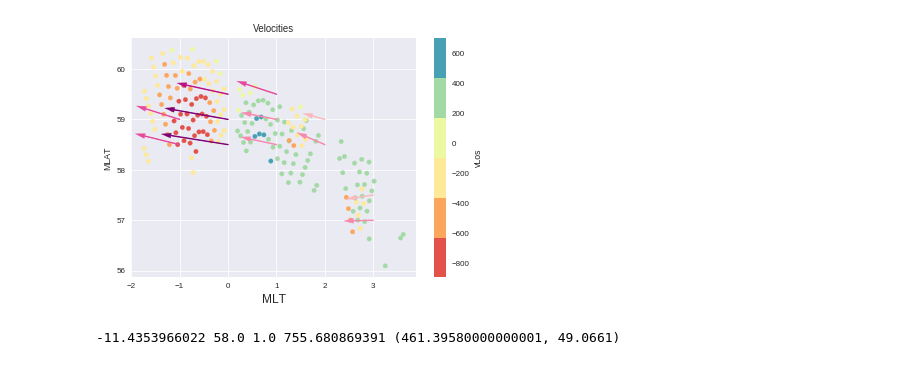
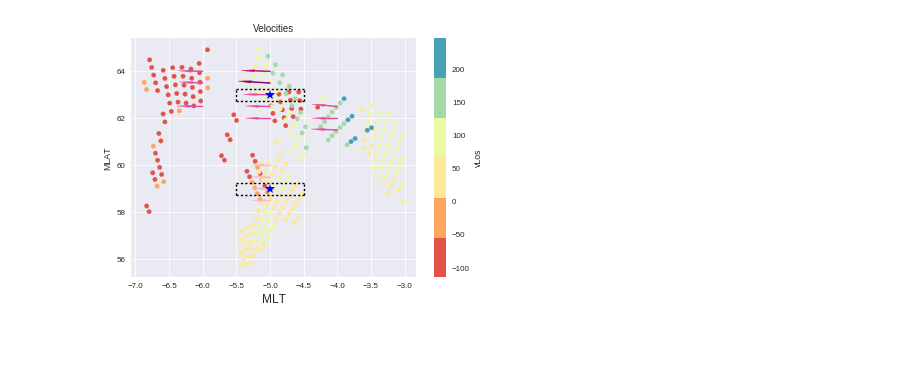
Before and after one commit to bharatreddy/indsvels, a Jupyter notebook: ipy/lshell-box.ipynb, the cells around one changed output. Saved outputs shown, nothing was run; the diff lists cells and outputs as text; code cells hidden in the pictures.

```diff
--- a/ipy/lshell-box.ipynb
+++ b/ipy/lshell-box.ipynb
@@ -16,7 +16,7 @@ from matplotlib import rcParams
 # some constants and cutoffs
 mincutOffLosVel = 50.
 maxcutOffLosVel = 2000.
-mincutOffspWdth = 100.
+mincutOffspWdth = 0.
 maxcutOffspWdth = 500.
 cellAzmRngCutoff = 40.
 cellCntUniqAzimsCutoff = 5.
@@ -37,7 +37,7 @@ mltFitRange = 1.5
 inpCols = [ "beam", "range", "geoAzm", "azimCalcMag", "magAzm", "vLos"\
            , "MLAT", "MLT", "MLON", "GLAT", "GLON", "radId"\
            , "radCode","normMLT", "normMLTRound", "spwdth", "pwr" ]
-velsDataDF = pandas.read_csv("../data/apr9-840-losVels.txt")
+velsDataDF = pandas.read_csv("../data/test-losVels.txt")
 velsDataDF.columns = inpCols
 velsDataDF = velsDataDF[ (abs(velsDataDF["vLos"]) >= mincutOffLosVel) &\
                        (velsDataDF["spwdth"] >= mincutOffspWdth)&\
@@ -213,7 +213,7 @@ for cl, cm in azimCharDF.groupby( [ "MLAT", "MLT" ] ).groups.keys():
         ksTestvLosFitArr = [ round( model_func(t, popt[0],popt[1]) )\
                                 for t in dfSel[fitAzmType].tolist() ]
         ksDStat, ksPVal = scipy.stats.ks_2samp( dfSel["vLos"].tolist(),ksTestvLosFitArr )
-        if cl == 60.5 and cm == -1.:
+        if cl == 59. and cm == -5.:
             if dMlt == 1.:
                 figCl = cl
                 figCm = cm
@@ -304,7 +304,7 @@ fitResultsDF = pandas.DataFrame(
      'goodFit': cellGoodFitFndArr
     })
 
-# fig.savefig("../figs/fit" + "_" + str(figCl) +\
-#             "_" + str(figCm) + "_" + str(figDmlt) + ".pdf",\
-#             bbox_inches='tight')
+fig.savefig("../figs/fit" + "_" + str(figCl) +\
+            "_" + str(figCm) + "_" + str(figDmlt) + ".pdf",\
+            bbox_inches='tight')
 # %% [output]
@@ -347,36 +352,36 @@ ax.set_title( "Velocities" )
 # Overlay the SAPS vel vectors
 velScaleMin = 0.
 # round off max velocity to the next hundred
 velScaleMax = (fitResultsDF["velSAPS"].max() + 100.)*100/100 -\
             (fitResultsDF["velSAPS"].max() + 100.)%100
 colNorm = Normalize( vmin=velScaleMin, vmax=velScaleMax )
 for frRows in fitResultsDF.iterrows():
     # Plot Velocity vectors
     currCol = seaMap( colNorm(frRows[1]["velSAPS"]) )
     ax.plot( [ frRows[1]["normMlt"] , frRows[1]["endPtNormMLT"] ],\
             [ frRows[1]["mlat"], frRows[1]["endPtMLAT"] ], color=currCol )
     ax.arrow( frRows[1]["normMlt"], frRows[1]["mlat"], \
              frRows[1]["endPtNormMLT"]-frRows[1]["normMlt"],\
              frRows[1]["endPtMLAT"]-frRows[1]["mlat"],\
                  head_width=0.1, head_length=0.2, fc=currCol, ec=currCol)
     # Plot boxes to show where fitting data came from
-    if ( (frRows[1]["normMlt"] == -2. and frRows[1]["mlat"] == 61) or\
-        (frRows[1]["normMlt"] == -1. and frRows[1]["mlat"] == 60.) ):
+    if ( (frRows[1]["normMlt"] == -5. and frRows[1]["mlat"] == 59.) or\
+        (frRows[1]["normMlt"] == -5. and frRows[1]["mlat"] == 63.) ):
         ax.plot( [ frRows[1]["normMlt"] + frRows[1]["delMLT"], frRows[1]["normMlt"] + frRows[1]["delMLT"] ], \
                 [ frRows[1]["mlat"] - cellSizeMLAT/2., frRows[1]["mlat"] + cellSizeMLAT/2. ], 'k:' )
 
         ax.plot( [ frRows[1]["normMlt"] - frRows[1]["delMLT"], frRows[1]["normMlt"] + frRows[1]["delMLT"] ], \
                 [ frRows[1]["mlat"] - cellSizeMLAT/2., frRows[1]["mlat"] - cellSizeMLAT/2. ], 'k:' )
 
         ax.plot( [ frRows[1]["normMlt"] - frRows[1]["delMLT"], frRows[1]["normMlt"] + frRows[1]["delMLT"] ], \
                 [ frRows[1]["mlat"] + cellSizeMLAT/2., frRows[1]["mlat"] + cellSizeMLAT/2. ], 'k:' )
         ax.plot( [ frRows[1]["normMlt"] - frRows[1]["delMLT"], frRows[1]["normMlt"] - frRows[1]["delMLT"] ], \
                 [ frRows[1]["mlat"] - cellSizeMLAT/2., frRows[1]["mlat"] + cellSizeMLAT/2. ], 'k:' )
         ax.plot( frRows[1]["normMlt"], frRows[1]["mlat"], 'b*',markersize=10 )
 
 fig1.savefig("../figs/fitVels-apr9-test.pdf",bbox_inches='tight')
 # %% [output]
-[figure, old version]
+[figure, new version]
 # %%
 # Now we have the good fits!
 # We'll have to find fits for cells
@@ -439,8 +444,6 @@ expFitResDF["endPtNormMLT"] = numpy.round( (expFitResDF["velSAPS"]/1000.) *\
                                 expFitResDF["normMlt"], 2)
 # Merge the results from both DFs
 fitResultsDF = pandas.concat( [fitResultsDF, expFitResDF] )
-# %% [output]
--11.4353966022 58.0 1.0 755.680869391 (461.39580000000001, 49.0661)
 # %%
 #### Plot the fitted SAPS velocities ####
 #### Plot the fitted SAPS velocities ####
```
Also changed, not shown: parts of 6 cells of this notebook, 31 other files.
